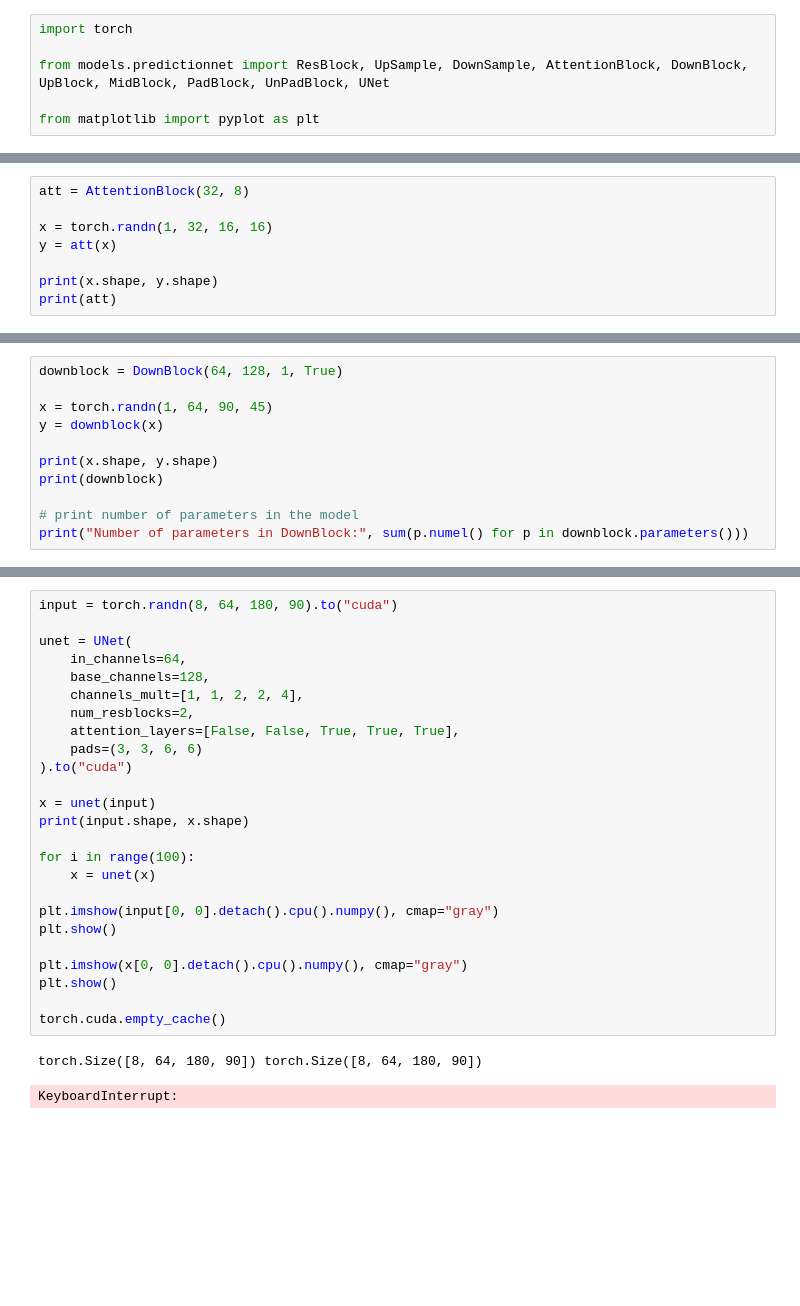
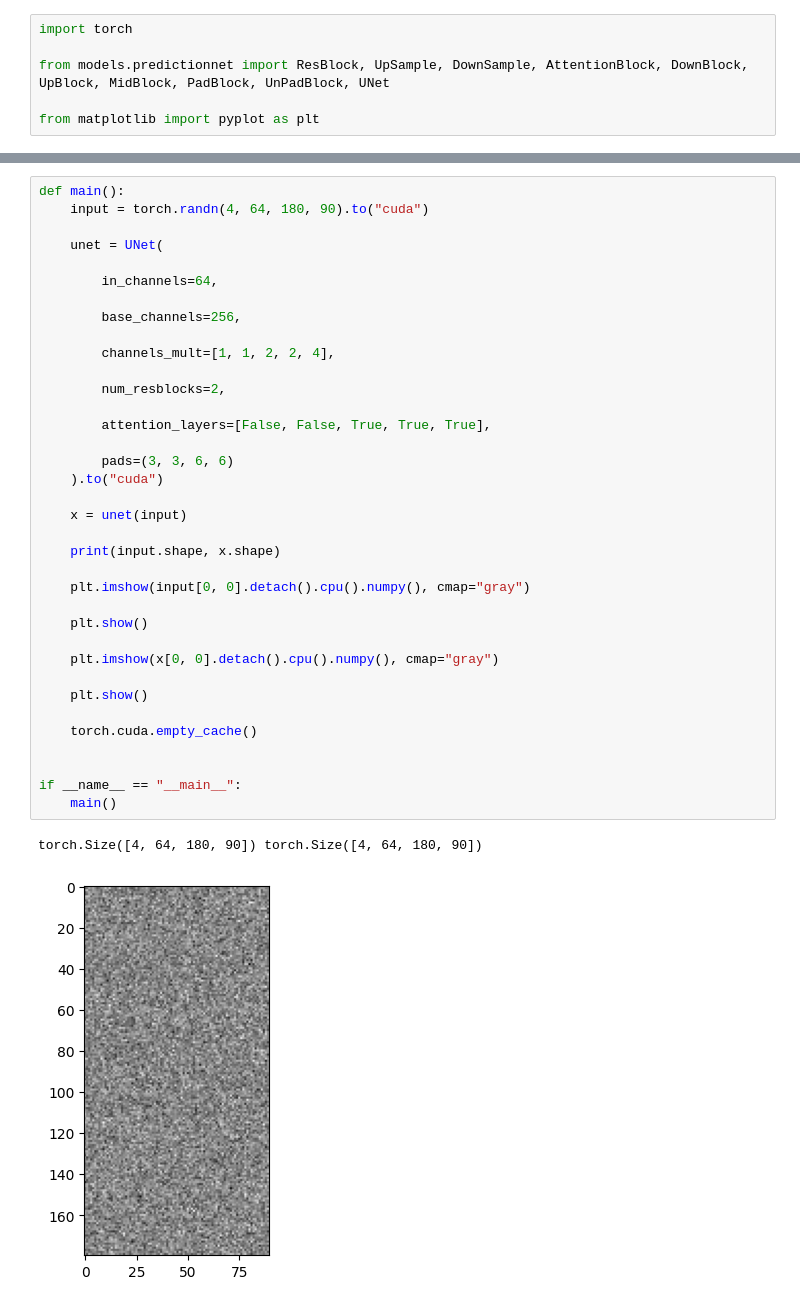
Before and after one commit to HendricSch/3d-vae, a Jupyter notebook: playground.ipynb, the cells around one changed output, grey strips where cells are left out. Saved outputs shown, nothing was run; the diff lists cells and outputs as text; blank space fills up the shorter version.

```diff
--- a/playground.ipynb
+++ b/playground.ipynb
@@ -49,8 +6,0 @@ DownSample(
-# %%
-att = AttentionBlock(32, 8)
-
-x = torch.randn(1, 32, 16, 16)
-y = att(x)
-
-print(x.shape, y.shape)
-print(att)
@@ -65,11 +6,0 @@ AttentionBlock(
-# %%
-downblock = DownBlock(64, 128, 1, True)
-
-x = torch.randn(1, 64, 90, 45)
-y = downblock(x)
-
-print(x.shape, y.shape)
-print(downblock)
-
-# print number of parameters in the model
-print("Number of parameters in DownBlock:", sum(p.numel() for p in downblock.parameters()))
@@ -279,28 +7,39 @@ Number of parameters in UnPadBlock: 0
 # %%
-input = torch.randn(8, 64, 180, 90).to("cuda")
+def main():
+    input = torch.randn(4, 64, 180, 90).to("cuda")
 
-unet = UNet(
-    in_channels=64,
-    base_channels=128,
-    channels_mult=[1, 1, 2, 2, 4],
-    num_resblocks=2,
-    attention_layers=[False, False, True, True, True],
-    pads=(3, 3, 6, 6)
-).to("cuda")
+    unet = UNet(
 
-x = unet(input)
-print(input.shape, x.shape)
+        in_channels=64,
 
-for i in range(100):
-    x = unet(x)
+        base_channels=256,
 
-plt.imshow(input[0, 0].detach().cpu().numpy(), cmap="gray")
-plt.show()
+        channels_mult=[1, 1, 2, 2, 4],
 
-plt.imshow(x[0, 0].detach().cpu().numpy(), cmap="gray")
-plt.show()
+        num_resblocks=2,
 
-torch.cuda.empty_cache()
+        attention_layers=[False, False, True, True, True],
+
+        pads=(3, 3, 6, 6)
+    ).to("cuda")
+
+    x = unet(input)
+
+    print(input.shape, x.shape)
+
+    plt.imshow(input[0, 0].detach().cpu().numpy(), cmap="gray")
+
+    plt.show()
+
+    plt.imshow(x[0, 0].detach().cpu().numpy(), cmap="gray")
+
+    plt.show()
+
+    torch.cuda.empty_cache()
+
+
+if __name__ == "__main__":
+    main()
 # %% [output]
-torch.Size([8, 64, 180, 90]) torch.Size([8, 64, 180, 90])
+torch.Size([4, 64, 180, 90]) torch.Size([4, 64, 180, 90])
-KeyboardInterrupt:
+[figure, added]
```
Also changed, not shown: parts of 21 cells of this notebook, 3 other files.
